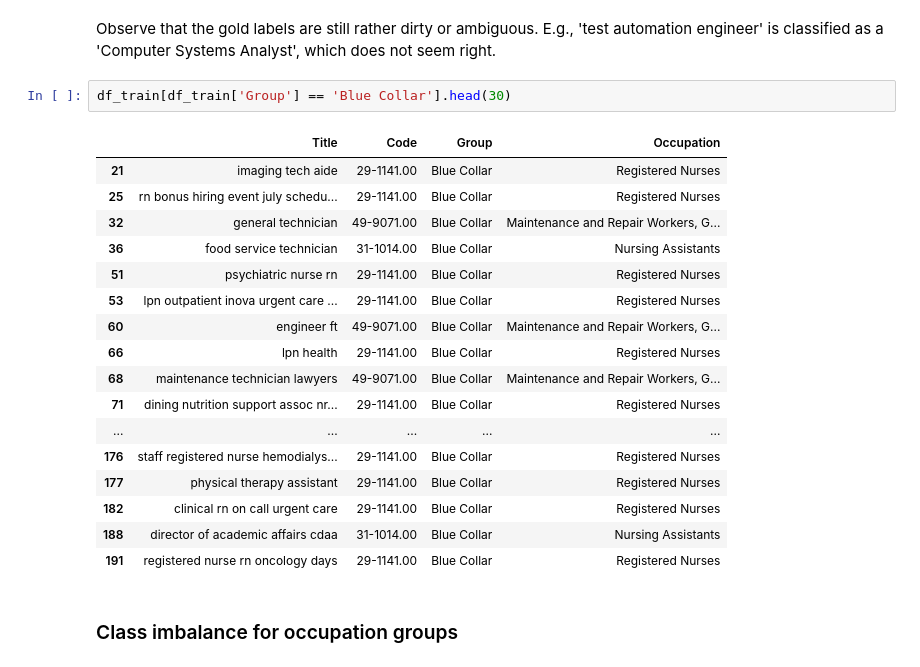
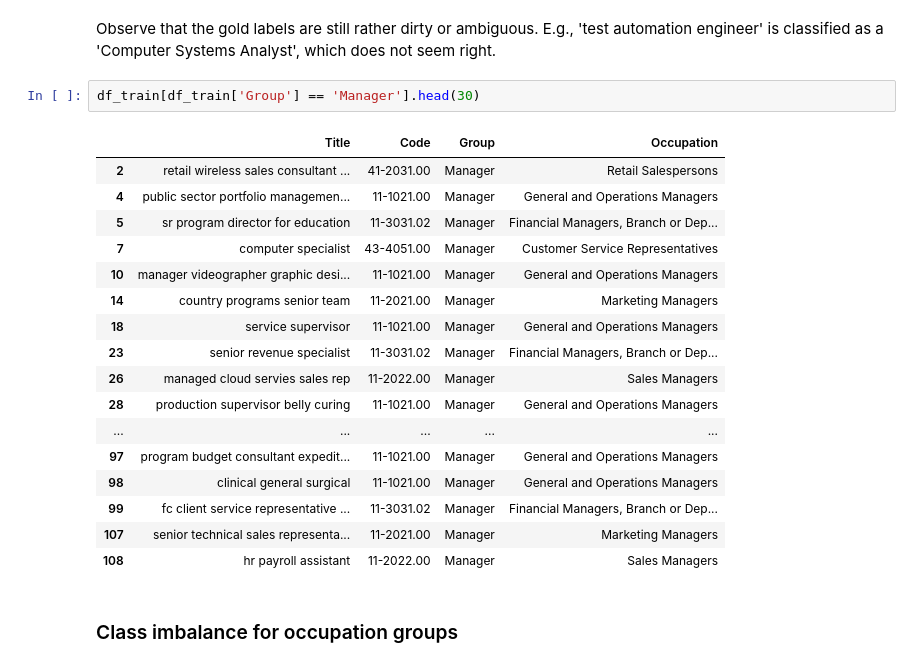
Before and after one commit to vtqveant/nrich-test-assignment, a Jupyter notebook: src/eda.ipynb, the cells around one changed output. Saved outputs shown, nothing was run; the diff lists cells and outputs as text.

```diff
--- a/src/eda.ipynb
+++ b/src/eda.ipynb
@@ -192,25 +192,25 @@ df_train[df_train['Group'] == 'Analyst'].head(30)
 # %% [markdown]
 Observe that the gold labels are still rather dirty or ambiguous. E.g., 'test automation engineer' is classified as a 'Computer Systems Analyst', which does not seem right.
 # %%
-df_train[df_train['Group'] == 'Blue Collar'].head(30)
+df_train[df_train['Group'] == 'Manager'].head(30)
 # %% [output]
 |  | Title | Code | Group | Occupation |
-| 21 | imaging tech aide | 29-1141.00 | Blue Collar | Registered Nurses |
-| 25 | rn bonus hiring event july schedu... | 29-1141.00 | Blue Collar | Registered Nurses |
-| 32 | general technician | 49-9071.00 | Blue Collar | Maintenance and Repair Workers, G... |
-| 36 | food service technician | 31-1014.00 | Blue Collar | Nursing Assistants |
-| 51 | psychiatric nurse rn | 29-1141.00 | Blue Collar | Registered Nurses |
-| 53 | lpn outpatient inova urgent care ... | 29-1141.00 | Blue Collar | Registered Nurses |
-| 60 | engineer ft | 49-9071.00 | Blue Collar | Maintenance and Repair Workers, G... |
-| 66 | lpn health | 29-1141.00 | Blue Collar | Registered Nurses |
-| 68 | maintenance technician lawyers | 49-9071.00 | Blue Collar | Maintenance and Repair Workers, G... |
-| 71 | dining nutrition support assoc nr... | 29-1141.00 | Blue Collar | Registered Nurses |
+| 2 | retail wireless sales consultant ... | 41-2031.00 | Manager | Retail Salespersons |
+| 4 | public sector portfolio managemen... | 11-1021.00 | Manager | General and Operations Managers |
+| 5 | sr program director for education | 11-3031.02 | Manager | Financial Managers, Branch or Dep... |
+| 7 | computer specialist | 43-4051.00 | Manager | Customer Service Representatives |
+| 10 | manager videographer graphic desi... | 11-1021.00 | Manager | General and Operations Managers |
+| 14 | country programs senior team | 11-2021.00 | Manager | Marketing Managers |
+| 18 | service supervisor | 11-1021.00 | Manager | General and Operations Managers |
+| 23 | senior revenue specialist | 11-3031.02 | Manager | Financial Managers, Branch or Dep... |
+| 26 | managed cloud servies sales rep | 11-2022.00 | Manager | Sales Managers |
+| 28 | production supervisor belly curing | 11-1021.00 | Manager | General and Operations Managers |
 | ... | ... | ... | ... | ... |
-| 176 | staff registered nurse hemodialys... | 29-1141.00 | Blue Collar | Registered Nurses |
-| 177 | physical therapy assistant | 29-1141.00 | Blue Collar | Registered Nurses |
-| 182 | clinical rn on call urgent care | 29-1141.00 | Blue Collar | Registered Nurses |
-| 188 | director of academic affairs cdaa | 31-1014.00 | Blue Collar | Nursing Assistants |
-| 191 | registered nurse rn oncology days | 29-1141.00 | Blue Collar | Registered Nurses |
+| 97 | program budget consultant expedit... | 11-1021.00 | Manager | General and Operations Managers |
+| 98 | clinical general surgical | 11-1021.00 | Manager | General and Operations Managers |
+| 99 | fc client service representative ... | 11-3031.02 | Manager | Financial Managers, Branch or Dep... |
+| 107 | senior technical sales representa... | 11-2021.00 | Manager | Marketing Managers |
+| 108 | hr payroll assistant | 11-2022.00 | Manager | Sales Managers |
 # %% [markdown]
 ### Class imbalance for occupation groups
 # %%
```
Also changed, not shown: parts of 2 cells of this notebook, 3 other files.
